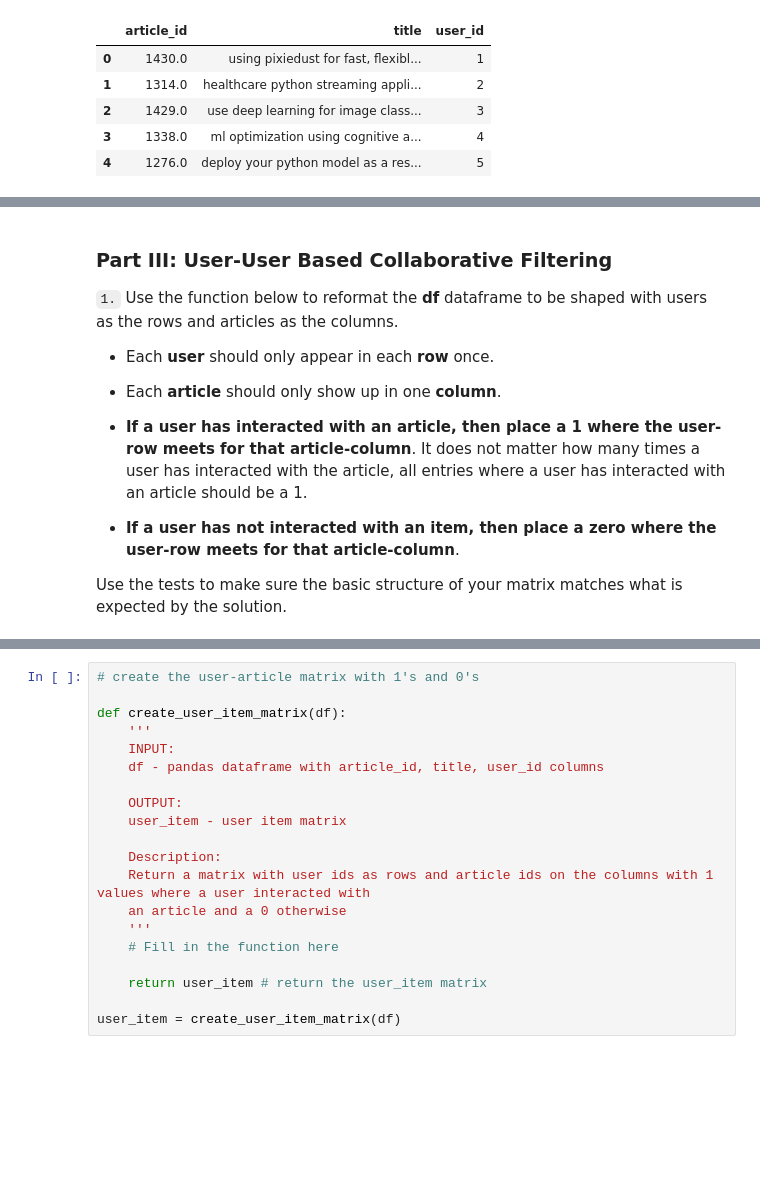
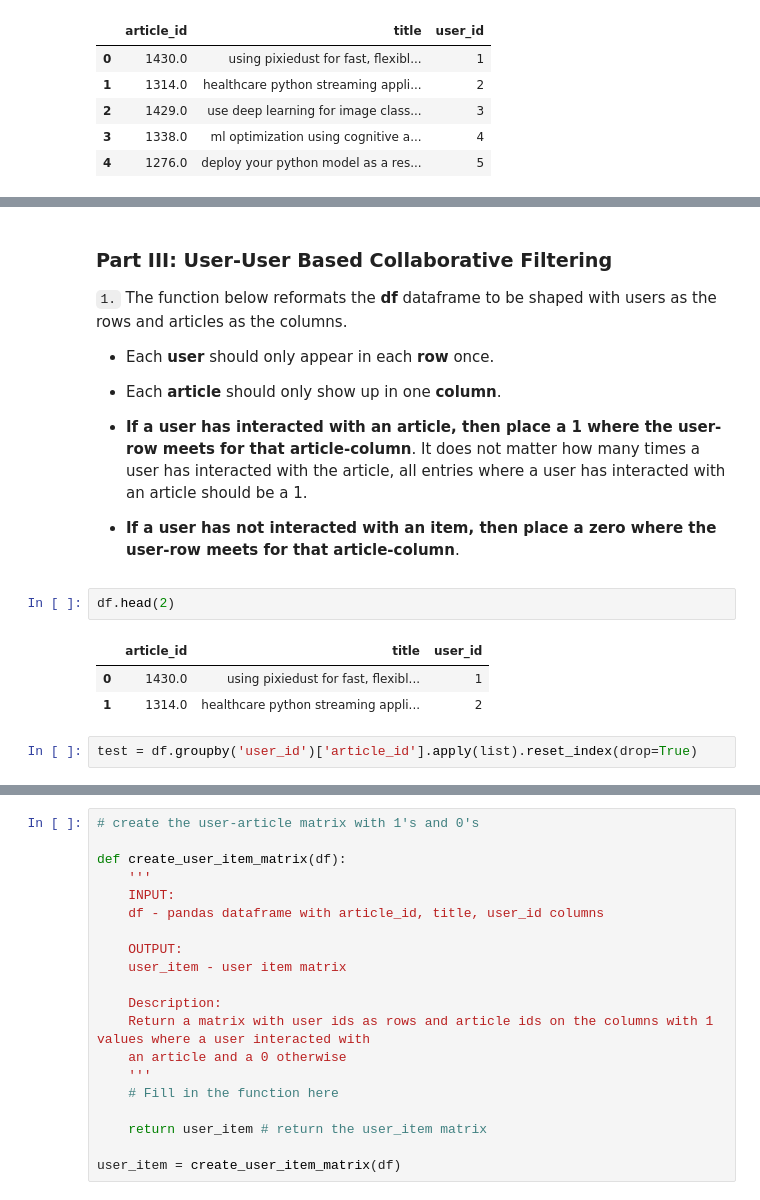
Before and after one commit to mrme77/recommender-engines, a Jupyter notebook: Recommendations_with_IBM.ipynb, the cells around one changed output, grey strips where cells are left out. Cells and saved outputs as stored; diff of their text form; blank space fills up the shorter version.

```diff
--- a/Recommendations_with_IBM.ipynb
+++ b/Recommendations_with_IBM.ipynb
@@ -231,7 +258,7 @@ t.sol_2_test(get_top_articles)
 ### <a class="anchor" id="User-User">Part III: User-User Based Collaborative Filtering</a>
 
 
-`1.` Use the function below to reformat the **df** dataframe to be shaped with users as the rows and articles as the columns.
+`1.` The function below reformats the **df** dataframe to be shaped with users as the rows and articles as the columns.
 
 * Each **user** should only appear in each **row** once.
 
@@ -243,5 +270,11 @@ t.sol_2_test(get_top_articles)
 
 
 * **If a user has not interacted with an item, then place a zero where the user-row meets for that article-column**.
-
-Use the tests to make sure the basic structure of your matrix matches what is expected by the solution.
+# %%
+df.head(2)
+# %% [output]
+|  | article_id | title | user_id |
+| 0 | 1430.0 | using pixiedust for fast, flexibl... | 1 |
+| 1 | 1314.0 | healthcare python streaming appli... | 2 |
+# %%
+test = df.groupby('user_id')['article_id'].apply(list).reset_index(drop=True)
```
Also changed, not shown: parts of 13 cells of this notebook.
